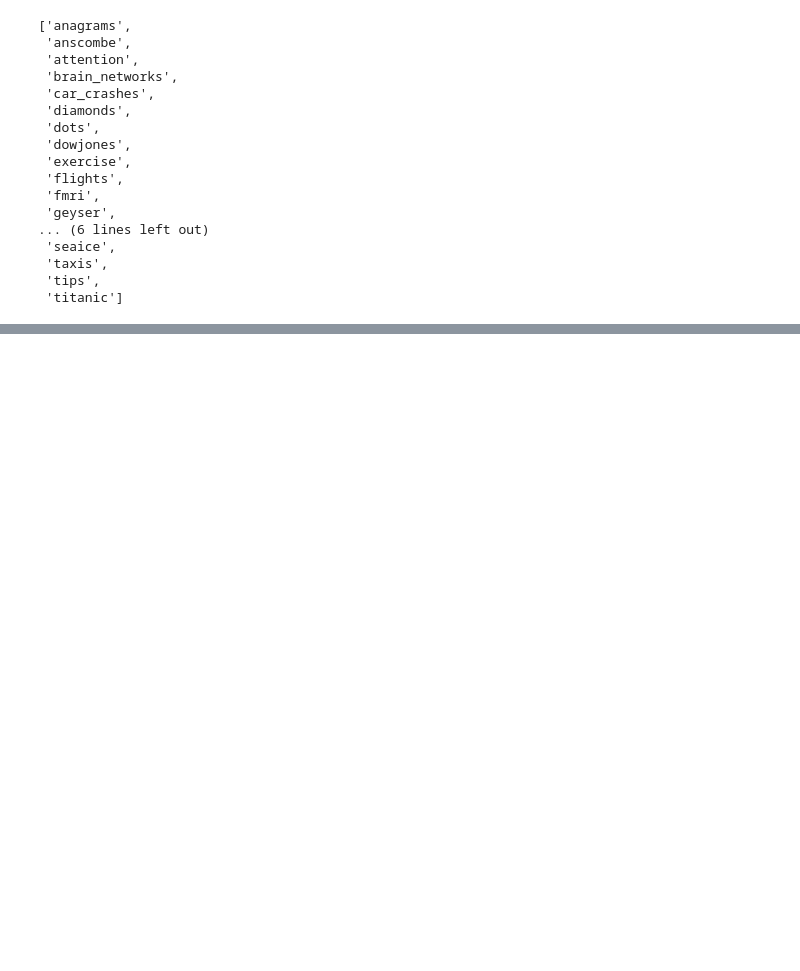
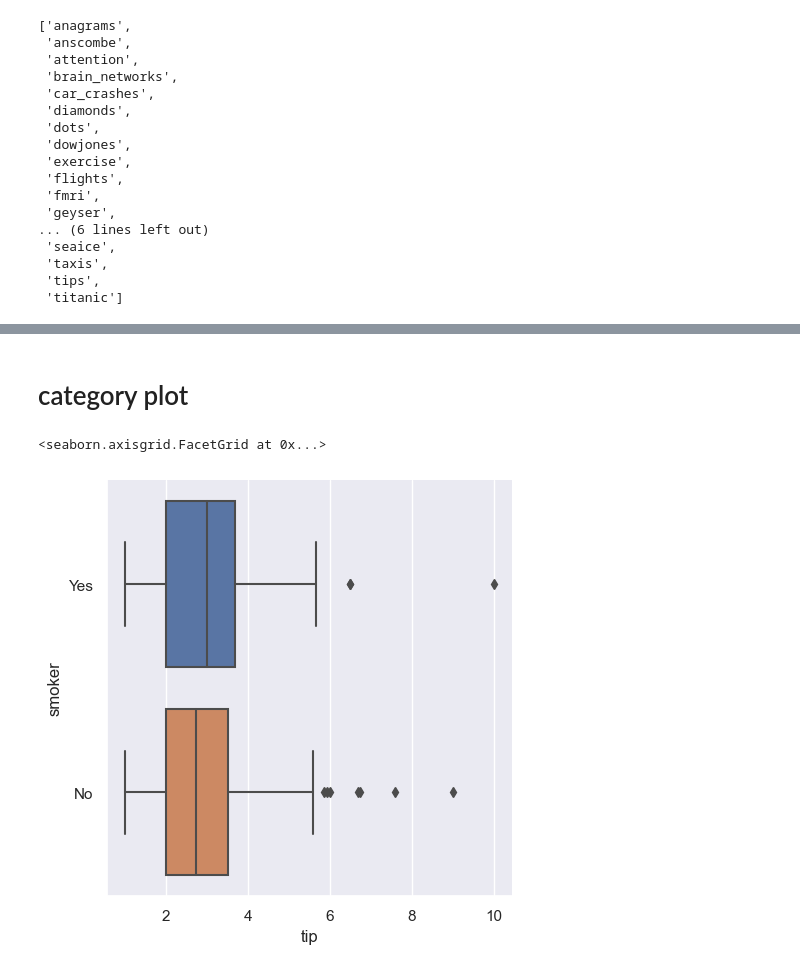
Before and after one commit to AishwaryaR24/3YR, a Jupyter notebook: SEABORN.ipynb, the cells around one changed output, grey strips where cells are left out. Saved outputs shown, nothing was run; the diff lists cells and outputs as text; code cells hidden in the pictures; blank space fills up the shorter version.

```diff
--- a/SEABORN.ipynb
+++ b/SEABORN.ipynb
@@ -46,0 +78,7 @@ s.histplot(rand)
+# %% [markdown]
+# category plot
+# %%
+sb.catplot(x='tip',y='smoker',kind='box',data=tip)
+# %% [output]
+<seaborn.axisgrid.FacetGrid at 0x...>
+[figure, added]
```
Also changed, not shown: parts of 17 cells of this notebook.
